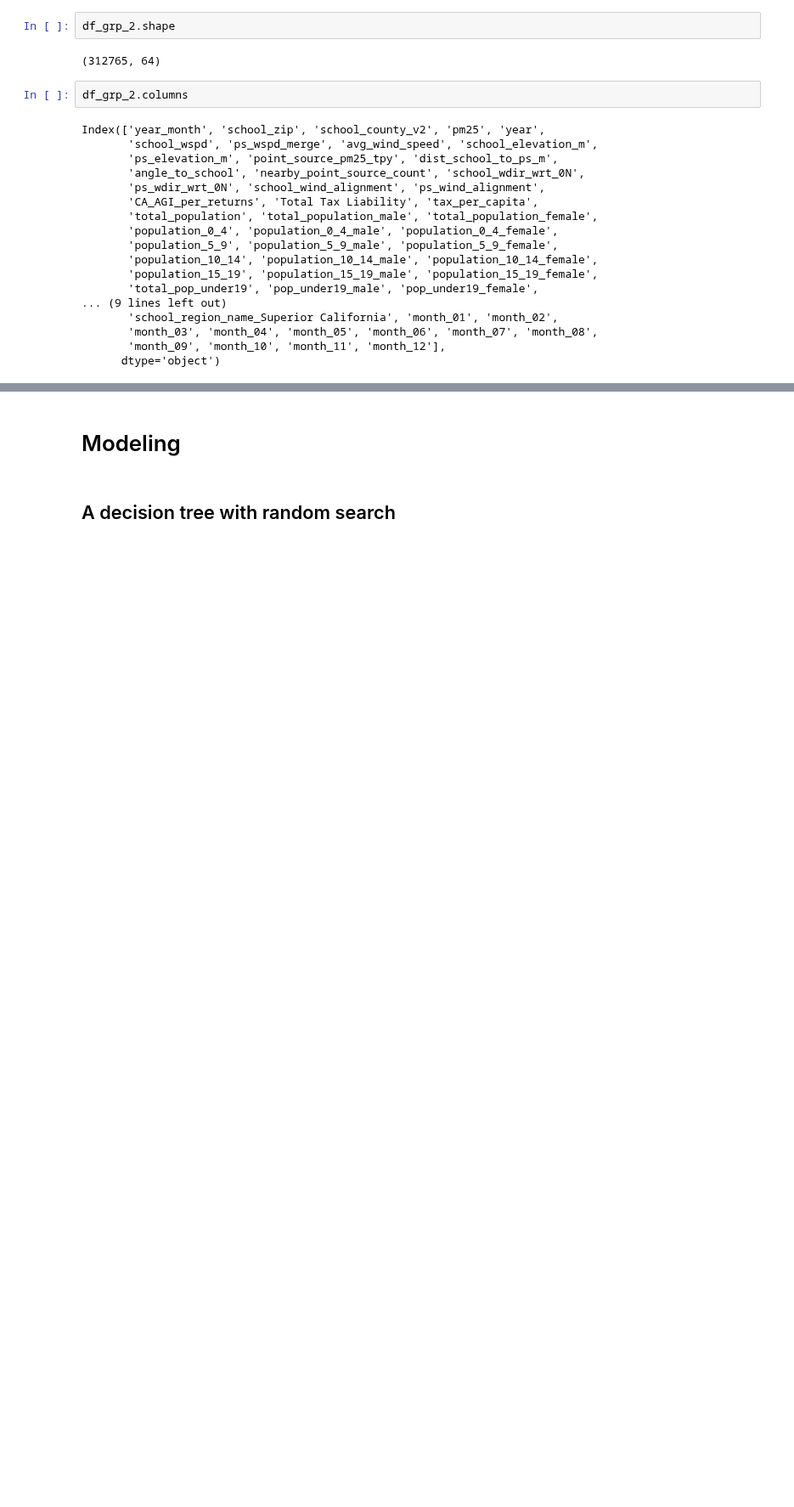
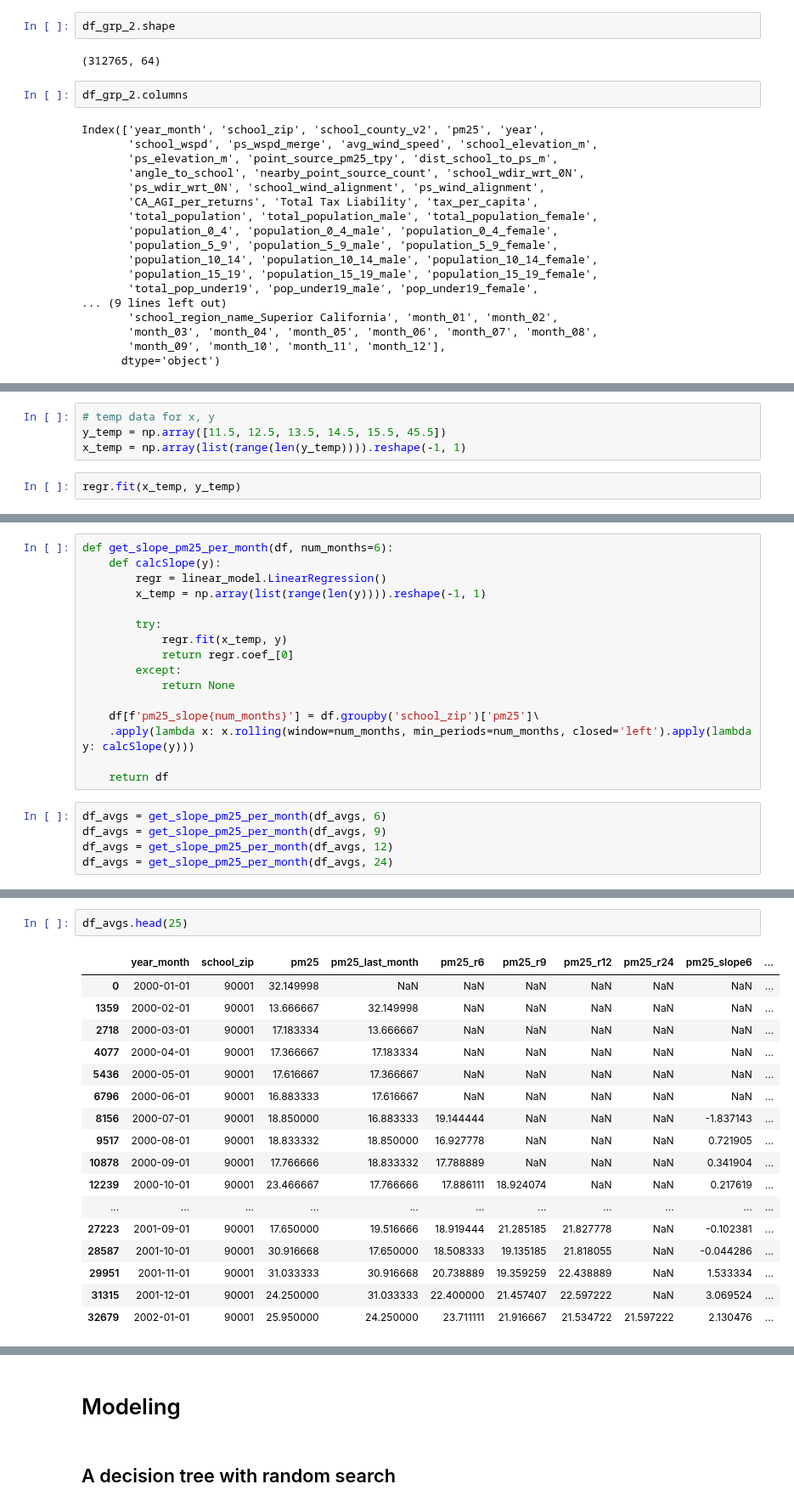
Before and after one commit to mattslyons/JLPS_capstone_project, a Jupyter notebook: modeling/modeling_ap_baseline_10-12-22.ipynb, the cells around one changed output, grey strips where cells are left out. Shown at 85% size. Saved outputs shown, nothing was run; the diff lists cells and outputs as text; blank space fills up the shorter version.

Commit message:
added functions for rolling slopes.

```diff
--- a/modeling/modeling_ap_baseline_10-12-22.ipynb
+++ b/modeling/modeling_ap_baseline_10-12-22.ipynb
@@ -636,0 +643,6 @@ Index(['year_month', 'school_zip', 'school_county_v2', 'pm25', 'year',
+# %%
+# temp data for x, y
+y_temp = np.array([11.5, 12.5, 13.5, 14.5, 15.5, 45.5])
+x_temp = np.array(list(range(len(y_temp)))).reshape(-1, 1)
+# %%
+regr.fit(x_temp, y_temp)
@@ -636,0 +721,21 @@ Index(['year_month', 'school_zip', 'school_county_v2', 'pm25', 'year',
+# %%
+def get_slope_pm25_per_month(df, num_months=6):
+    def calcSlope(y):
+        regr = linear_model.LinearRegression()
+        x_temp = np.array(list(range(len(y)))).reshape(-1, 1)
+
+        try:
+            regr.fit(x_temp, y)
+            return regr.coef_[0]
+        except:
+            return None
+
+    df[f'pm25_slope{num_months}'] = df.groupby('school_zip')['pm25']\
+    .apply(lambda x: x.rolling(window=num_months, min_periods=num_months, closed='left').apply(lambda y: calcSlope(y)))
+
+    return df
+# %%
+df_avgs = get_slope_pm25_per_month(df_avgs, 6)
+df_avgs = get_slope_pm25_per_month(df_avgs, 9)
+df_avgs = get_slope_pm25_per_month(df_avgs, 12)
+df_avgs = get_slope_pm25_per_month(df_avgs, 24)
@@ -636,0 +760,20 @@ Index(['year_month', 'school_zip', 'school_county_v2', 'pm25', 'year',
+# %%
+df_avgs.head(25)
+# %% [output]
+|  | year_month | school_zip | pm25 | pm25_last_month | pm25_r6 | pm25_r9 | pm25_r12 | pm25_r24 | pm25_slope6 | ... |
+| 0 | 2000-01-01 | 90001 | 32.149998 | NaN | NaN | NaN | NaN | NaN | NaN | ... |
+| 1359 | 2000-02-01 | 90001 | 13.666667 | 32.149998 | NaN | NaN | NaN | NaN | NaN | ... |
+| 2718 | 2000-03-01 | 90001 | 17.183334 | 13.666667 | NaN | NaN | NaN | NaN | NaN | ... |
+| 4077 | 2000-04-01 | 90001 | 17.366667 | 17.183334 | NaN | NaN | NaN | NaN | NaN | ... |
+| 5436 | 2000-05-01 | 90001 | 17.616667 | 17.366667 | NaN | NaN | NaN | NaN | NaN | ... |
+| 6796 | 2000-06-01 | 90001 | 16.883333 | 17.616667 | NaN | NaN | NaN | NaN | NaN | ... |
+| 8156 | 2000-07-01 | 90001 | 18.850000 | 16.883333 | 19.144444 | NaN | NaN | NaN | -1.837143 | ... |
+| 9517 | 2000-08-01 | 90001 | 18.833332 | 18.850000 | 16.927778 | NaN | NaN | NaN | 0.721905 | ... |
+| 10878 | 2000-09-01 | 90001 | 17.766666 | 18.833332 | 17.788889 | NaN | NaN | NaN | 0.341904 | ... |
+| 12239 | 2000-10-01 | 90001 | 23.466667 | 17.766666 | 17.886111 | 18.924074 | NaN | NaN | 0.217619 | ... |
+| ... | ... | ... | ... | ... | ... | ... | ... | ... | ... | ... |
+| 27223 | 2001-09-01 | 90001 | 17.650000 | 19.516666 | 18.919444 | 21.285185 | 21.827778 | NaN | -0.102381 | ... |
+| 28587 | 2001-10-01 | 90001 | 30.916668 | 17.650000 | 18.508333 | 19.135185 | 21.818055 | NaN | -0.044286 | ... |
+| 29951 | 2001-11-01 | 90001 | 31.033333 | 30.916668 | 20.738889 | 19.359259 | 22.438889 | NaN | 1.533334 | ... |
+| 31315 | 2001-12-01 | 90001 | 24.250000 | 31.033333 | 22.400000 | 21.457407 | 22.597222 | NaN | 3.069524 | ... |
+| 32679 | 2002-01-01 | 90001 | 25.950000 | 24.250000 | 23.711111 | 21.916667 | 21.534722 | 21.597222 | 2.130476 | ... |
```
Also changed, not shown: parts of 10 cells of this notebook.
